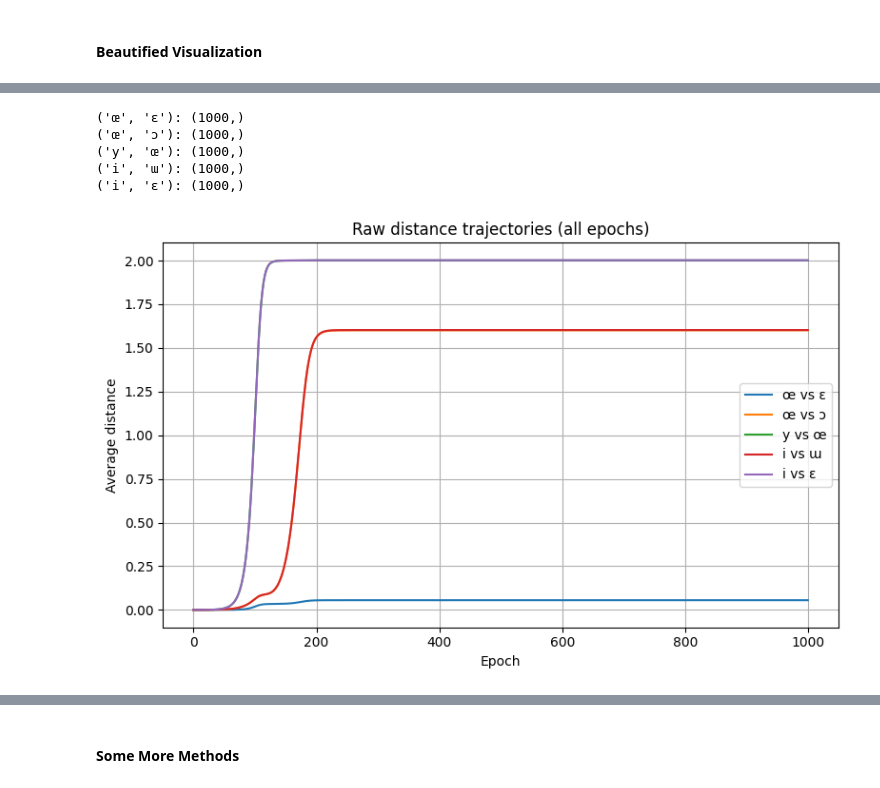
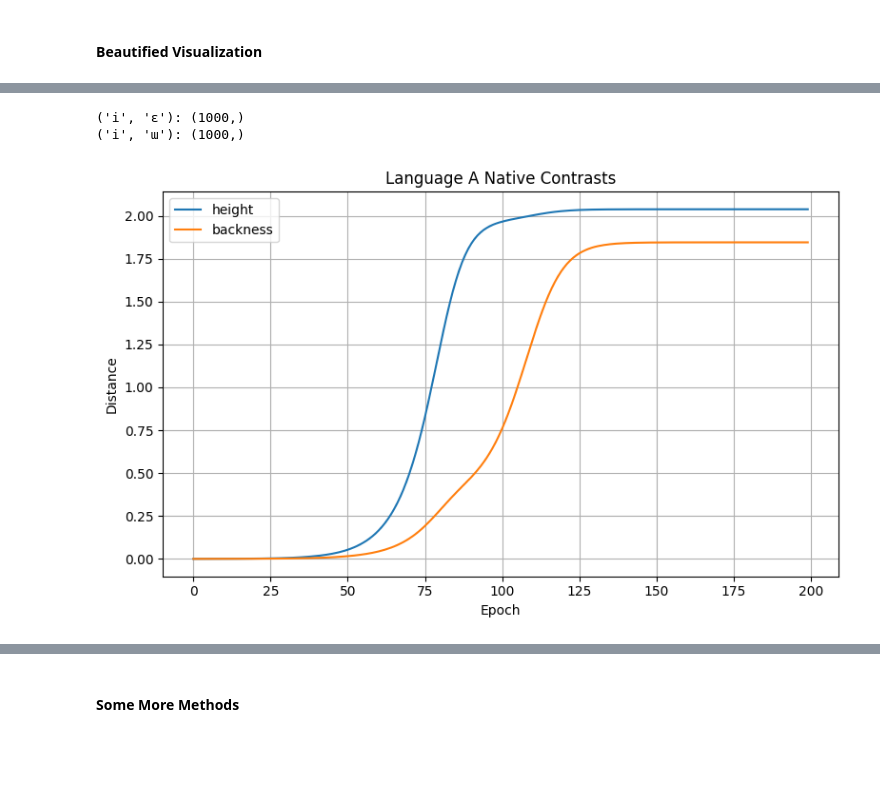
Before and after one commit to Frankalexej/aele, a Jupyter notebook: aele_6.ipynb, the cells around one changed output, grey strips where cells are left out. Cells and saved outputs as stored; diff of their text form; code cells hidden in the pictures; blank space fills up the shorter version.

```diff
--- a/aele_6.ipynb
+++ b/aele_6.ipynb
@@ -224,7 +226,7 @@ class LinearAutoEncoder():
         corr_mat = compute_correlation_matrix(X.cpu().numpy(), X.cpu().numpy())
         self.U, self.S, self.Vt = np.linalg.svd(corr_mat)
 
-        UZ = torch.from_numpy((Z.cpu().numpy() @ self.U.T)) if Z is not None else None
+        UZ = torch.from_numpy((Z.cpu().numpy() @ self.U)) if Z is not None else None
 
         for t in range(n_epoch):
 
@@ -324,7 +527,7 @@ def average_cosine_similarity(A, B):
     sim_matrix = np.dot(A_norm, B_norm.T)
     return sim_matrix.mean()  # shape (N1, N2)
 
-def average_euclidean_distance(A, B):
+def average_euclidean_distance_fast(A, B):
     """
     Returns the matrix of Euclidean distances between all pairs in A (N1, D) and B (N2, D)
     Output: (N1, N2)
@@ -337,6 +540,12 @@ def average_euclidean_distance(A, B):
     dist_sq = np.maximum(dist_sq, 0.0)  # for numerical safety
     distances = np.sqrt(dist_sq)
     return distances.mean()  # shape (N1, N2)
+
+def average_euclidean_distance(A, B):
+    mean_A = np.mean(A, axis=0)
+    mean_B = np.mean(B, axis=0)
+    dist = np.linalg.norm(mean_A - mean_B)
+    return dist
 
 def similarity_trajectory(recon_test, labels_test, label_a, label_b, calculator=average_inner_product):
     sims = []
@@ -799,8 +1012,8 @@ for contrast_pair in [("1+", "1-"), ("2+", "2-"), ("3+", "3-"), ("4+", "4-")]:
 # %%
 similarity_curves = {}
-for contrast_pair in [("œ", "ɛ"), ("œ", "ɔ"), ("y", "œ")]:
+for contrast_pair in [("œ", "ɛ"), ("œ", "ɔ"), ("y", "œ"), ("i", "y")]:
     label_a, label_b = contrast_pair
-    similarity_curve = similarity_trajectory(recorded_models[0].history["testing_activations"], labels_test, label_a=label_a, label_b=label_b,
+    similarity_curve = similarity_trajectory_normalized(recorded_models[0].history["testing_activations"], data_test, labels_test, label_a=label_a, label_b=label_b,
                                                 calculator=average_euclidean_distance)
     similarity_curve = np.array(similarity_curve)
     similarity_curves[contrast_pair] = similarity_curve
@@ -825,44 +1094,54 @@ import numpy as np
 import matplotlib.pyplot as plt
 
 # Define the contrasts you want to include (native + others)
-contrast_list = [("œ", "ɛ"), ("œ", "ɔ"), ("y", "œ"), ("i", "ɯ"), ("i", "ɛ")]
+contrast_list = [("i", "ɛ"), ("i", "ɯ")] # ("i", "ɯ"), ("i", "ɛ")
+# contrast_names = {("œ", "ɛ"):"non-native:rounding",
+#                   ("œ", "ɔ"):"non-native:backness",
+#                   ("y", "œ"):"non-native:height",
+#                   ("i", "ɯ"):"native:backness",
+#                   ("i", "ɛ"):"native:height"}
+
+contrast_names = {("œ", "ɛ"):"rounding",
+                  ("œ", "ɔ"):"backness",
+                  ("y", "œ"):"height",
+                  ("i", "ɯ"):"backness",
+                  ("i", "ɛ"):"height"}
 
 # Initialize storage
 raw_curves = {}  # maps (label_a, label_b) → np.array of distances per epoch
 
 # Iterate over contrasts and compute full trajectories
 for label_a, label_b in contrast_list:
     similarity_curve = similarity_trajectory(
         recorded_models[0].history["testing_activations"],
         labels_test,
         label_a=label_a,
         label_b=label_b,
         calculator=average_euclidean_distance
     )
     raw_curves[(label_a, label_b)] = np.array(similarity_curve)
 
 # Verify shape
 for pair, curve in raw_curves.items():
     print(f"{pair}: {curve.shape}")
 
 # (Optional quick check)
 plt.figure(figsize=(8,5))
 for (label_a, label_b), curve in raw_curves.items():
-    plt.plot(curve, label=f"{label_a} vs {label_b}")
+    # plt.plot(curve, label=f"{label_a} vs {label_b}")
+    plt.plot(curve[:200], label=f"{contrast_names[(label_a, label_b)]}")
 plt.xlabel("Epoch")
-plt.ylabel("Average distance")
-plt.title("Raw distance trajectories (all epochs)")
+plt.ylabel("Distance")
+plt.title("Language A Native Contrasts")
 plt.legend()
 plt.grid(True)
 plt.tight_layout()
+plt.savefig("./writing_plot/sim_curve_A_native.pdf")
 plt.show()
 # %% [output]
-('œ', 'ɛ'): (1000,)
-('œ', 'ɔ'): (1000,)
-('y', 'œ'): (1000,)
+('i', 'ɛ'): (1000,)
 ('i', 'ɯ'): (1000,)
-('i', 'ɛ'): (1000,)
-[figure, old version]
+[figure, new version]
 # %%
 import numpy as np
 import matplotlib.pyplot as plt
```
Also changed, not shown: parts of 38 cells of this notebook, 4 other files.
